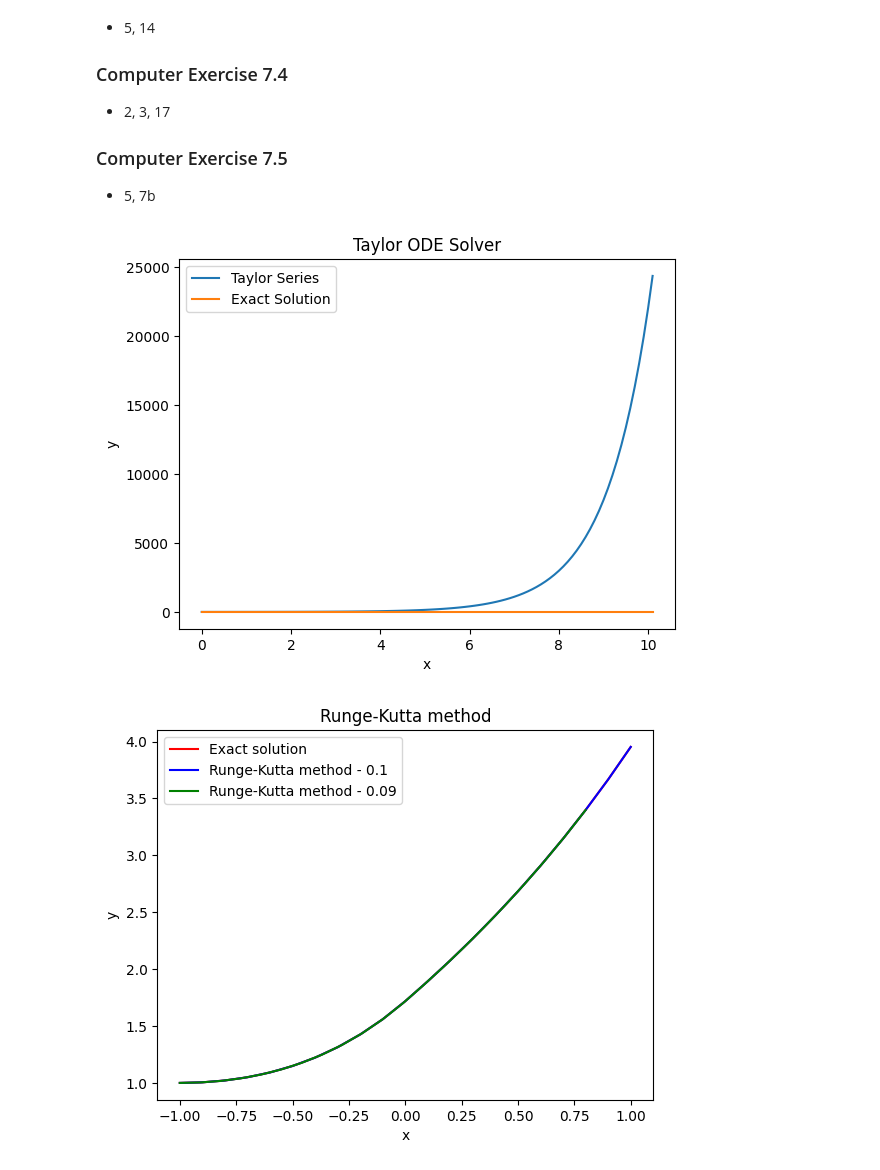
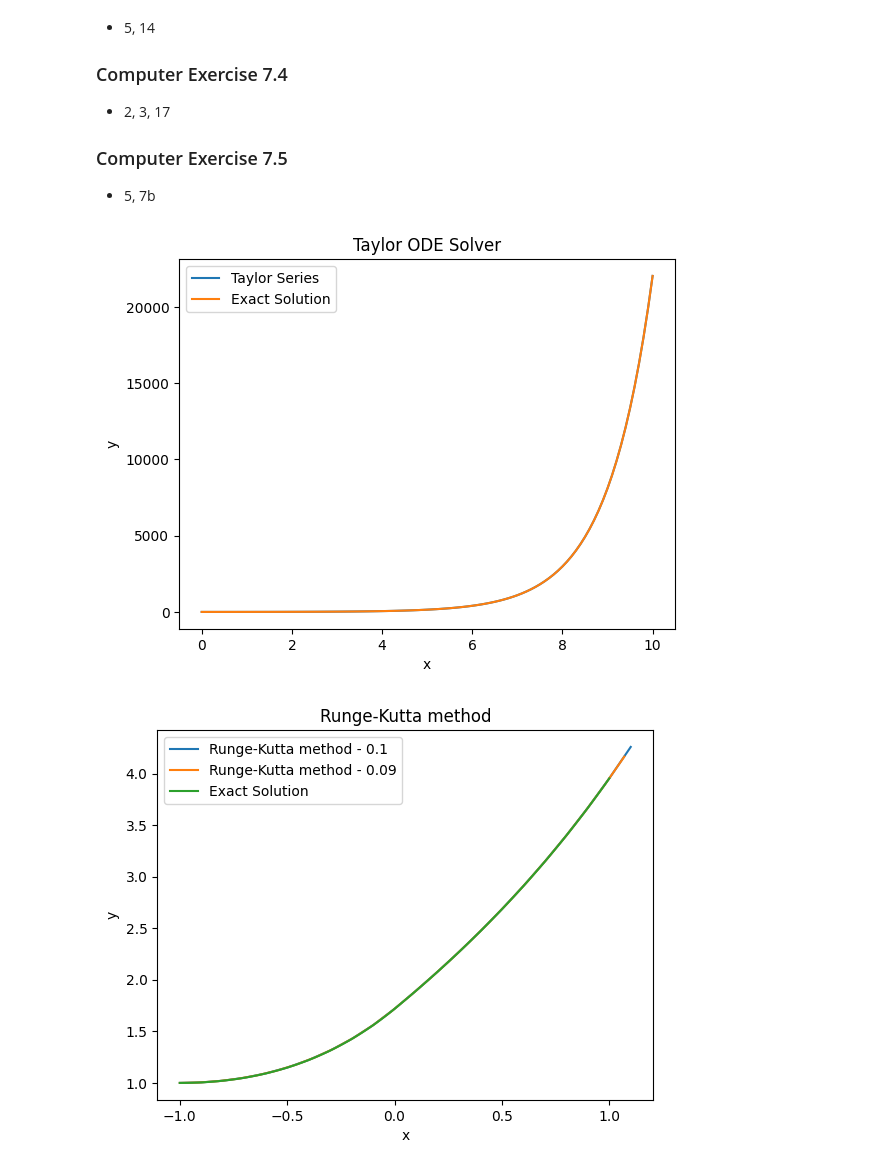
Before and after one commit to hamasoon/NumericalComputing2025Spring, a Jupyter notebook: HW6/NA_HW6_배문성_2019-14355.ipynb, the cells around one changed output. Drawn from its saved outputs; the diff is of its cells as text; code cells hidden in the pictures.

```diff
--- a/HW6/NA_HW6_배문성_2019-14355.ipynb
+++ b/HW6/NA_HW6_배문성_2019-14355.ipynb
@@ -38,77 +38,78 @@ import matplotlib.pyplot as plt
 # %%
 # 7.1 - 3
 
-def taylor_ode_solver(x0, t0, t1, dt, order=10):
-    t = t0
+def taylor_ode_solver(f, y0, x0, x1, h, order=10):
     x = x0
-    solution = [(t, x)]
+    y = y0
+    ret = [(x, y)]
+    n = int((x1 - x0) / h)
+    for i in range(n):
+        tmp = 0
+        for j in range(1, order + 1):
+            tmp += (h ** j) * (f(x, y) / math.factorial(j))
+        y += tmp
+        x += h
+        ret.append((x, y))
 
-    while t < t1:
-        increment = 0.0
-        for n in range(order + 1):
-            increment += (x * (dt ** n)) / math.factorial(n)
+    return ret
 
-        t += dt
-        x = increment
-        solution.append((t, x))
-
-    return solution
-
-sol = taylor_ode_solver(1, 0, 10, 0.1, order=10)
+f = lambda x, y: y  # dy/dx = y
+sol = taylor_ode_solver(f, 1, 0, 10, 0.1)
 
 times = [pt[0] for pt in sol]
 values = [pt[1] for pt in sol]
 
 plt.plot(times, values, label='Taylor Series')
-plt.plot(times, [0 * math.exp(t) for t in times], label='Exact Solution')
+plt.plot(times, [math.exp(t) for t in times], label='Exact Solution')
 plt.xlabel('x')
 plt.ylabel('y')
 plt.title("Taylor ODE Solver")
 plt.legend()
 plt.show()
 # %% [output]
-[figure, old version]
+[figure, new version]
 # %%
 # 7.2 - 8
 
-def fourth_runge_kutta(f, t, y0, h, n):
-    x = np.zeros(n)
-    y = np.zeros(n)
-    x[0] = t
-    y[0] = y0
-    for i in range(1, n):
-        k1 = h * f(t, y[i-1])
-        k2 = h * f(t + h / 2, y[i-1] + k1 / 2)
-        k3 = h * f(t + h / 2, y[i-1] + k2 / 2)
-        k4 = h * f(t + h, y[i-1] + k3)
+def fourth_runge_kutta(f, y0, x0, x1, h):
+    n = int((x1 - x0) / h) + 1
+    x = x0
+    y = y0
+    ret = [(x, y)]
+    for i in range(n):
+        k1 = h * f(x, y)
+        k2 = h * f(x + h / 2, y + k1 / 2)
+        k3 = h * f(x + h / 2, y + k2 / 2)
+        k4 = h * f(x + h, y + k3)
 
-        y[i] = y[i-1] + (k1 + 2*k2 + 2*k3 + k4) / 6
-        x[i] = t + h
-        t += h
+        y += (k1 + 2*k2 + 2*k3 + k4) / 6
+        x += h
+        ret.append((x, y))
 
-    return x, y
+    return ret
 
 def f(t, y):
     if t < 0:
         return y + t
     else:
         return y - t
 
 def exact_solution(t):
     if t < 0:
         return math.exp(t+1) - (t+1)
     else:
         return math.exp(t+1) - 2*math.exp(t) + (t+1)
 
-x, y = fourth_runge_kutta(f, -1, 1, 0.1, 21)
-plt.plot(x, [exact_solution(t) for t in x], label='Exact solution', color='red')
-plt.plot(x, y, label='Runge-Kutta method - 0.1', color='blue')
-x, y = fourth_runge_kutta(f, -1, 1, 0.09, 21)
-plt.plot(x, y, label='Runge-Kutta method - 0.09', color='green')
+sol = fourth_runge_kutta(f, 1, -1, 1, 0.1)
+plt.plot([pt[0] for pt in sol], [pt[1] for pt in sol], label='Runge-Kutta method - 0.1')
+sol = fourth_runge_kutta(f, 1, -1, 1, 0.09)
+plt.plot([pt[0] for pt in sol], [pt[1] for pt in sol], label='Runge-Kutta method - 0.09')
+x = np.linspace(-1, 1, 100)
+plt.plot(x, [exact_solution(t) for t in x], label='Exact Solution')
 plt.title('Runge-Kutta method')
 plt.xlabel('x')
 plt.ylabel('y')
 plt.legend()
 plt.show()
 # %% [output]
-[figure, old version]
+[figure, new version]
```
Also changed, not shown: parts of 4 cells of this notebook.
